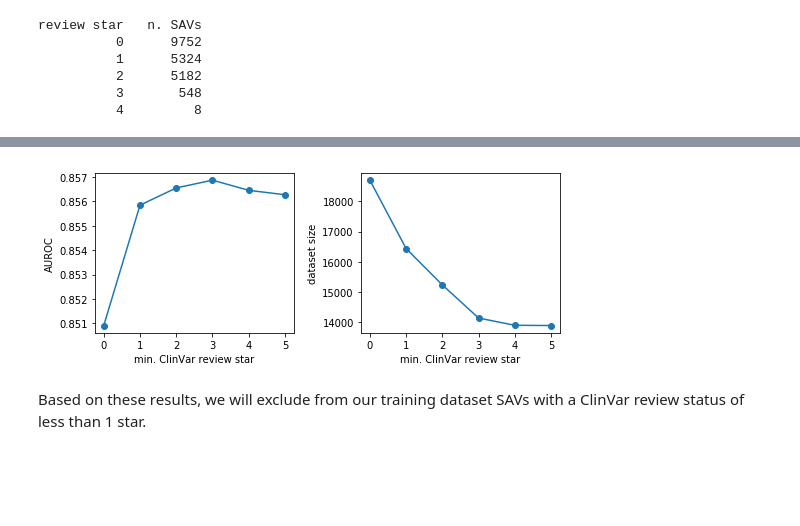
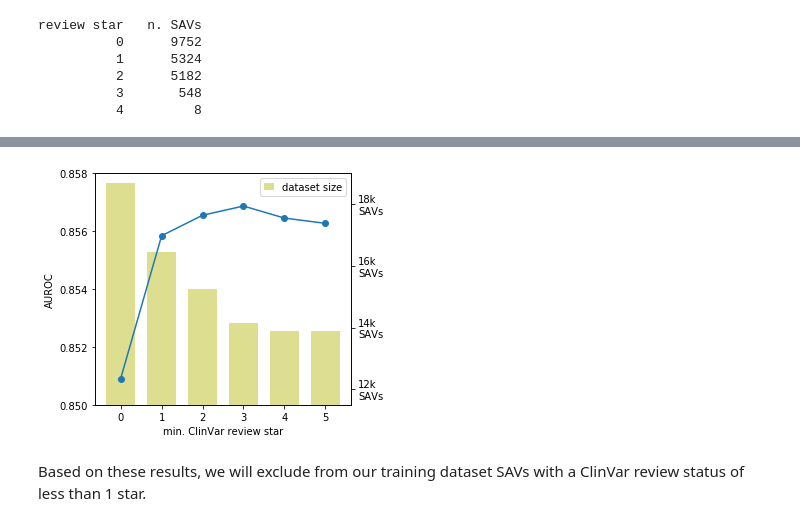
Before and after one commit to prody/rhapsody-tutorials, a Jupyter notebook: 01-RF_training/RF_optimization.ipynb, the cells around one changed output, grey strips where cells are left out. Cells and saved outputs as stored; diff of their text form; code cells hidden in the pictures; blank space fills up the shorter version.

```diff
--- a/01-RF_training/RF_optimization.ipynb
+++ b/01-RF_training/RF_optimization.ipynb
@@ -180,28 +166,34 @@ CV_summaries_1 = pickle.load(open('results/CV_summaries_1.pkl', 'rb'))
 if not os.path.isdir('figures'):
     os.mkdir('figures')
 # %%
-import matplotlib.pyplot as plt
-
-fig, (ax1, ax2) = plt.subplots(1, 2, figsize=(7.5,3))
-fig.subplots_adjust(wspace=0.2)
+fig, ax = plt.subplots(1, 1, figsize=(5,4))
 
 x = range(6)
 
 y = np.array([CV_summaries_1[n]['mean ROC-AUC'] for n in x])
-ax1.plot(x, y, '-o')
+ax.plot(x, y, '-o')
 
-y = np.array([CV_summaries_1[n]['dataset size'] for n in x])
-ax2.plot(x, y, '-o')
+ax2 = ax.twinx()
+hb = ax2.bar(x, [CV_summaries_1[n]['dataset size'] for n in x],
+             color = 'C8', width=.7, alpha=0.5, label='dataset size')
+ax2.set_zorder(ax.get_zorder()-1)
+ax.patch.set_visible(False)
 
-ax1.set_xlabel('min. ClinVar review star')
-ax1.set_ylabel('AUROC')
-ax2.set_xlabel('min. ClinVar review star')
-ax2.set_ylabel('dataset size')
+ax.set_xlabel('min. ClinVar review star')
+ax.set_ylabel('AUROC')
+ax.set_ylim((.85, .858))
+ax.locator_params(nbins=5, axis='y')
+
+ax2.set_ylim((11500, 19000))
+ax2.set_yticks(range(12000, 20000, 2000))
+ax2.set_yticklabels(['12k\nSAVs', '14k\nSAVs', '16k\nSAVs', '18k\nSAVs'])
+
+ax2.legend(handlelength=1)
 
 plt.tight_layout()
 fig.savefig('figures/accuracy_vs_review_star.png', dpi=300)
 # %% [output]
-[figure, old version]
+[figure, new version]
 # %% [markdown]
 Based on these results, we will exclude from our training dataset SAVs with a ClinVar review status of less than 1 star.
 # %%
```
Also changed, not shown: parts of 7 cells of this notebook, 3 other files.
